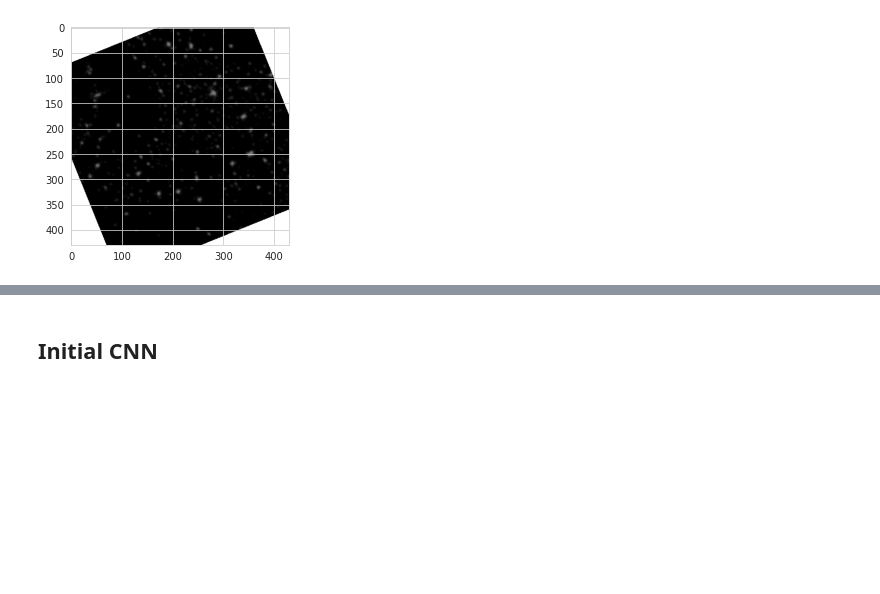
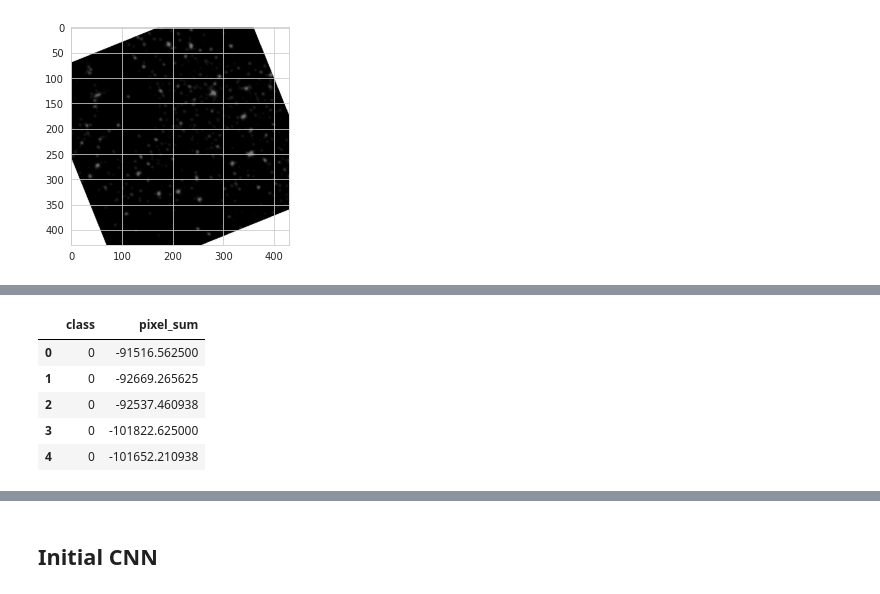
Before and after one commit to mianakajima/NightLights, a Jupyter notebook: notebooks/09_train_CNN_nightlights.ipynb, the cells around one changed output, grey strips where cells are left out. Saved outputs shown, nothing was run; the diff lists cells and outputs as text; code cells hidden in the pictures; blank space fills up the shorter version.

```diff
--- a/notebooks/09_train_CNN_nightlights.ipynb
+++ b/notebooks/09_train_CNN_nightlights.ipynb
@@ -128,0 +147,11 @@ Label:  tensor(0)
+# %%
+pixel_sum_df = pd.DataFrame({'class': labels,
+                             'pixel_sum': pixel_sums})
+pixel_sum_df.head()
+# %% [output]
+|  | class | pixel_sum |
+| 0 | 0 | -91516.562500 |
+| 1 | 0 | -92669.265625 |
+| 2 | 0 | -92537.460938 |
+| 3 | 0 | -101822.625000 |
+| 4 | 0 | -101652.210938 |
```
Also changed, not shown: parts of 15 cells of this notebook.
